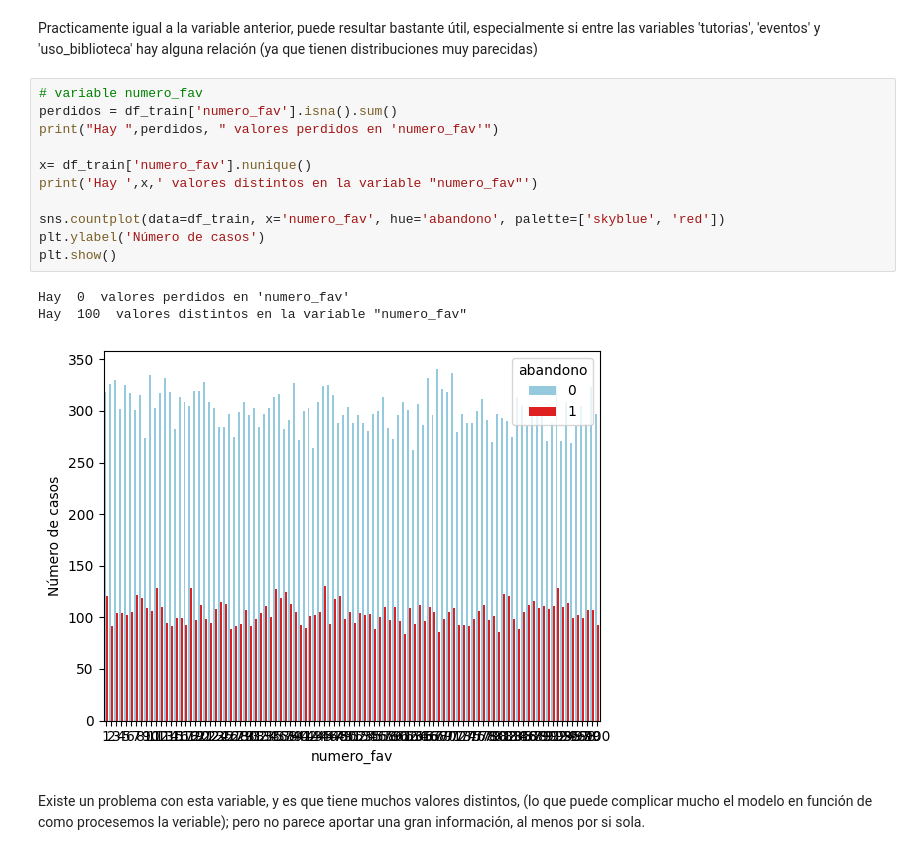
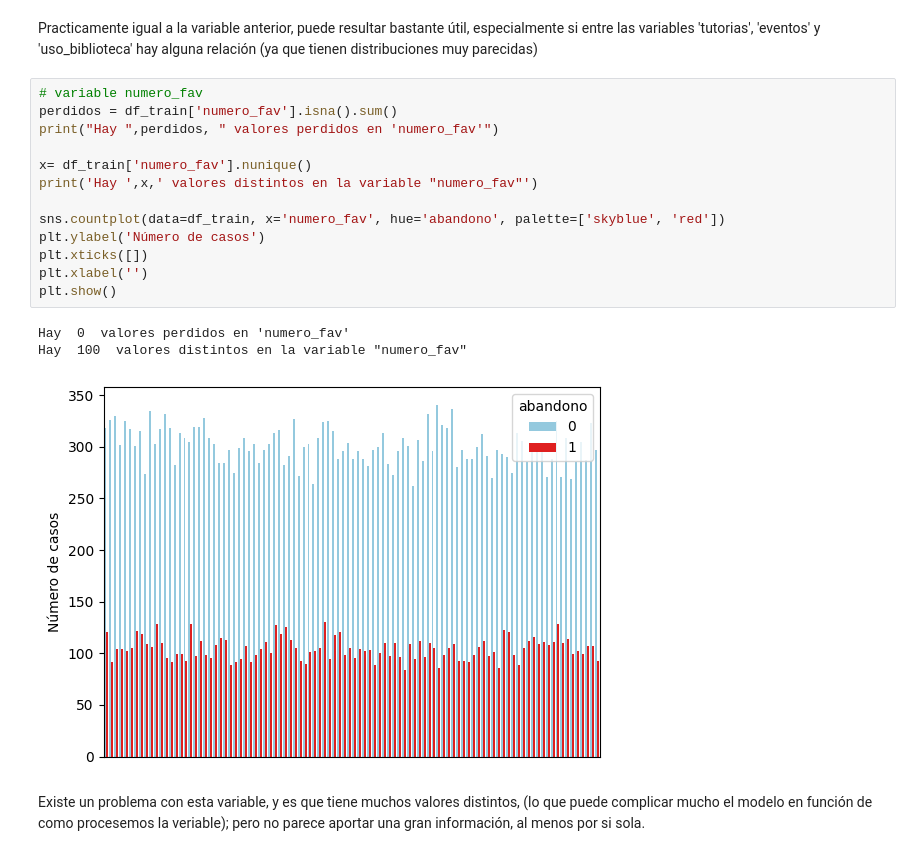
Before and after one commit to Marcos-Wth/Practica_1_Mineria_de_Datos, a Jupyter notebook: Práctica 1 - Análisis, procesamiento y validación .ipynb, the cells around one changed output. Saved outputs shown, nothing was run; the diff lists cells and outputs as text.

```diff
--- a/Práctica 1 - Análisis, procesamiento y validación .ipynb
+++ b/Práctica 1 - Análisis, procesamiento y validación .ipynb
@@ -462,18 +468,20 @@ Practicamente igual a la variable anterior, puede resultar bastante útil, espec
 # %%
 # variable numero_fav
 perdidos = df_train['numero_fav'].isna().sum()
 print("Hay ",perdidos, " valores perdidos en 'numero_fav'")
 
 x= df_train['numero_fav'].nunique()
 print('Hay ',x,' valores distintos en la variable "numero_fav"')
 
 sns.countplot(data=df_train, x='numero_fav', hue='abandono', palette=['skyblue', 'red'])
 plt.ylabel('Número de casos')
+plt.xticks([])
+plt.xlabel('')
 plt.show()
 # %% [output]
 Hay  0  valores perdidos en 'numero_fav'
 Hay  100  valores distintos en la variable "numero_fav"
-[figure, old version]
+[figure, new version]
 # %% [markdown]
 Existe un problema con esta variable, y es que tiene muchos valores distintos, (lo que puede complicar mucho el modelo en función de como procesemos la veriable); pero no parece aportar una gran información, al menos por si sola.
 # %%
```
Also changed, not shown: parts of 21 cells of this notebook, 1 other file.
